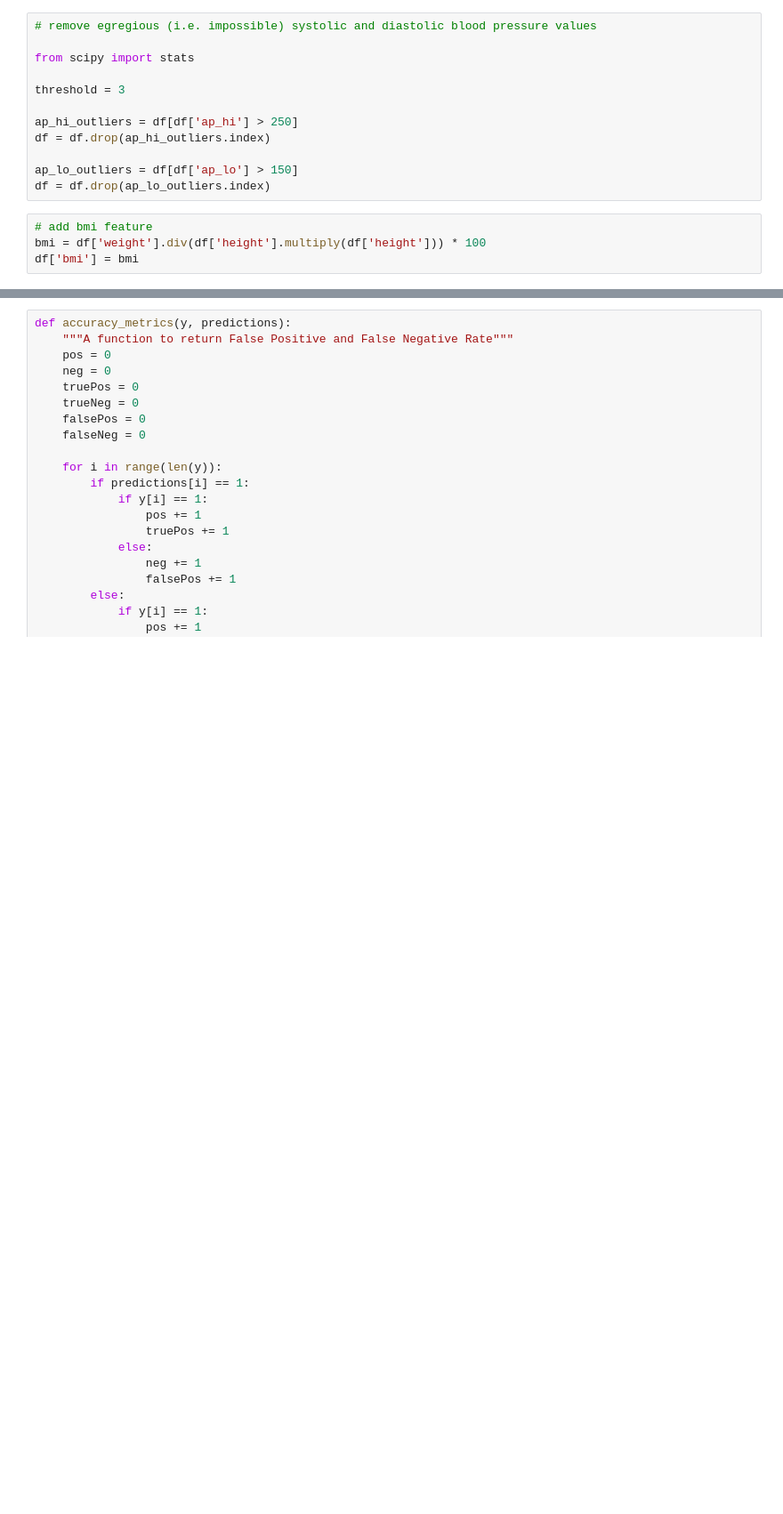
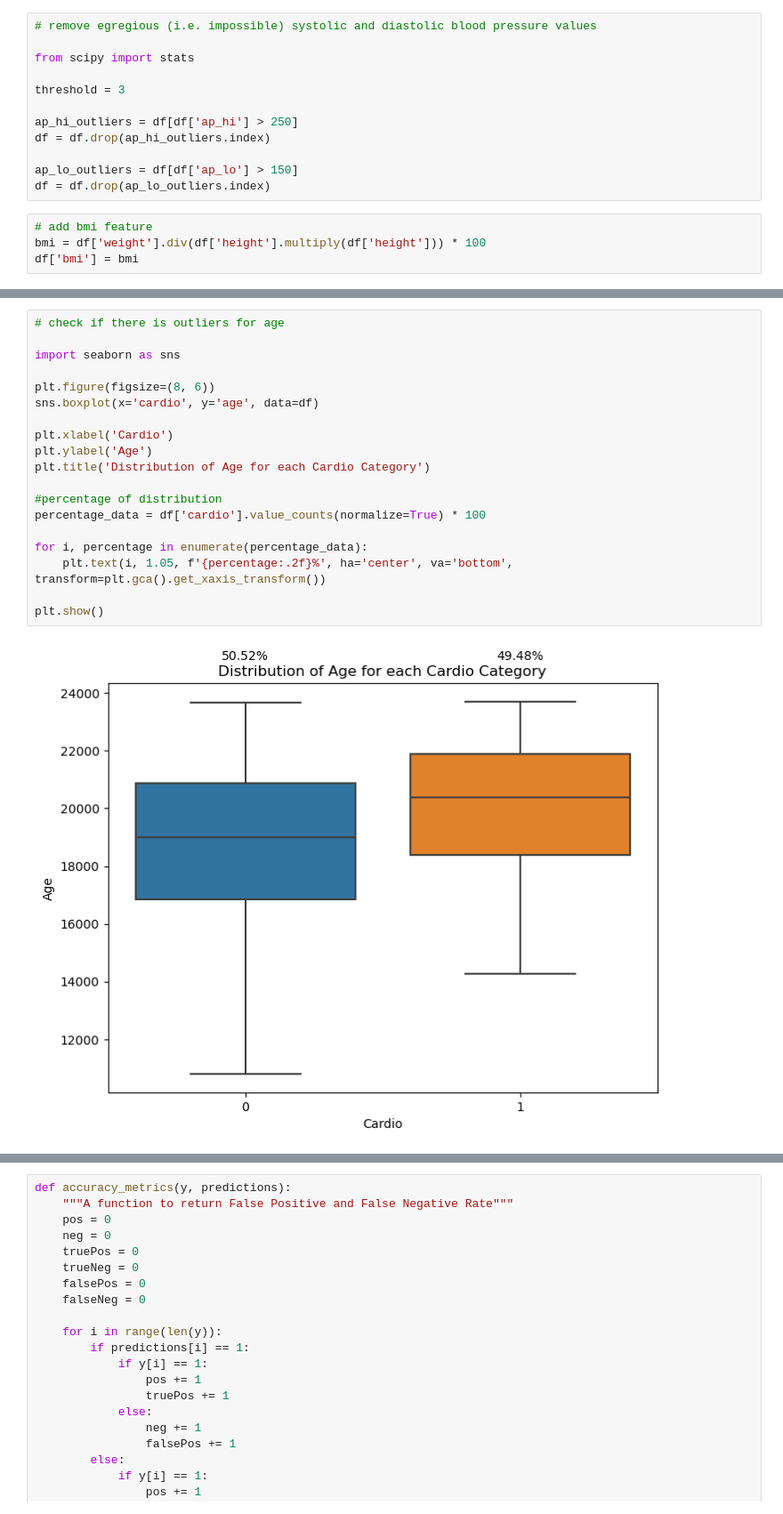
Before and after one commit to MengyangHe1/heart_disease_prediction, a Jupyter notebook: combined_codes.ipynb, the cells around one changed output, grey strips where cells are left out. Shown: that part at 89% size. Drawn from its saved outputs; the diff is of its cells as text; blank space fills up the shorter version.

Commit message:
feat age outlier check

```diff
--- a/combined_codes.ipynb
+++ b/combined_codes.ipynb
@@ -124,3 +124,24 @@ ap_lo mean, avg: 81.30319634703196, 9.761402032165053
 | 69998 | 1.202164 | 1 | -0.165758 | -0.147689 | 0.487231 | -0.133505 | 1 | 2 | 0 | 0 | 0 | ... |
 | 69999 | 0.436076 | 1 | 0.687479 | -0.147689 | -0.352556 | -0.133505 | 2 | 1 | 0 | 0 | 1 | ... |
 68985 rows × 13 columns
+# %%
+# check if there is outliers for age
+
+import seaborn as sns
+
+plt.figure(figsize=(8, 6))
+sns.boxplot(x='cardio', y='age', data=df)
+
+plt.xlabel('Cardio')
+plt.ylabel('Age')
+plt.title('Distribution of Age for each Cardio Category')
+
+#percentage of distribution
+percentage_data = df['cardio'].value_counts(normalize=True) * 100
+
+for i, percentage in enumerate(percentage_data):
+    plt.text(i, 1.05, f'{percentage:.2f}%', ha='center', va='bottom', transform=plt.gca().get_xaxis_transform())
+
+plt.show()
+# %% [output]
+[figure, added]
```
Also changed, not shown: parts of 2 cells of this notebook.
